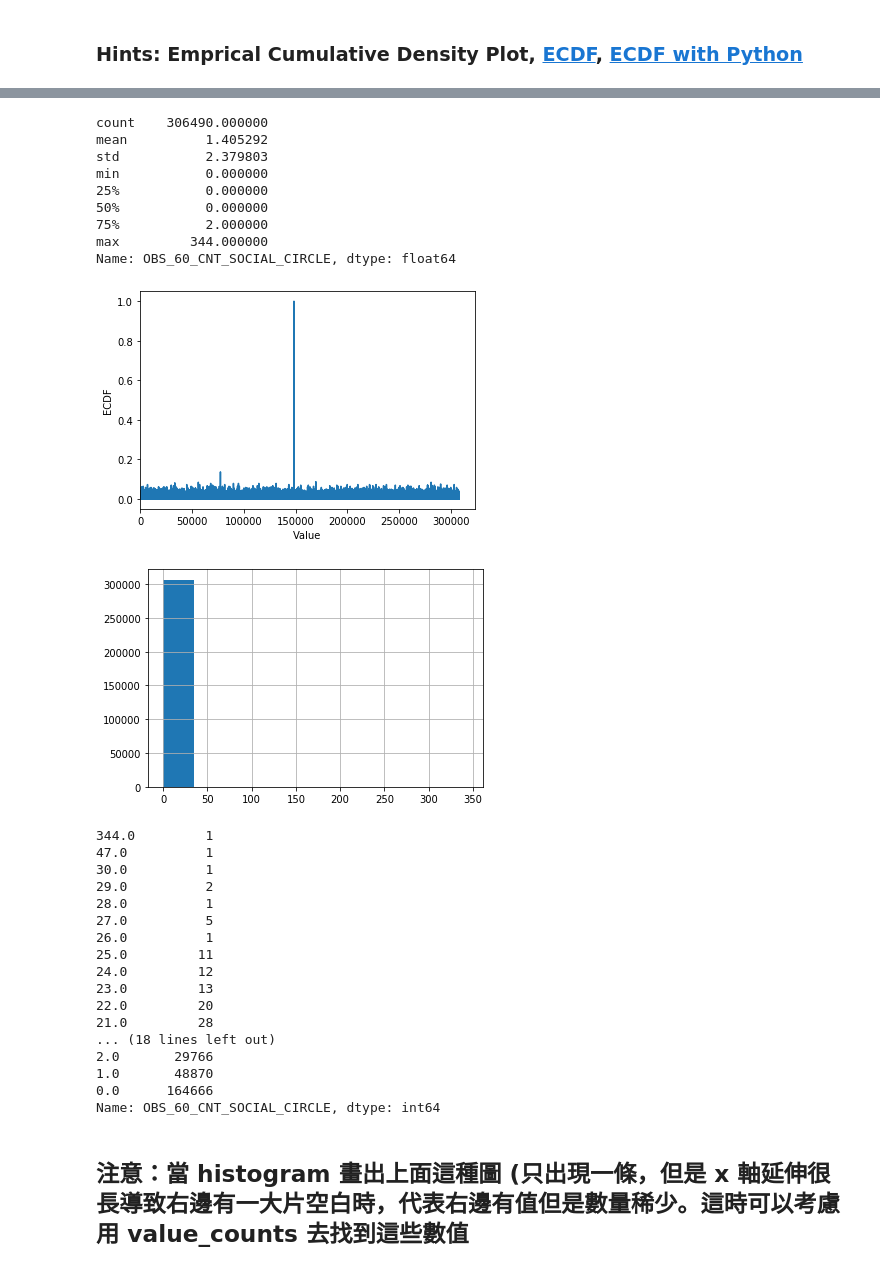
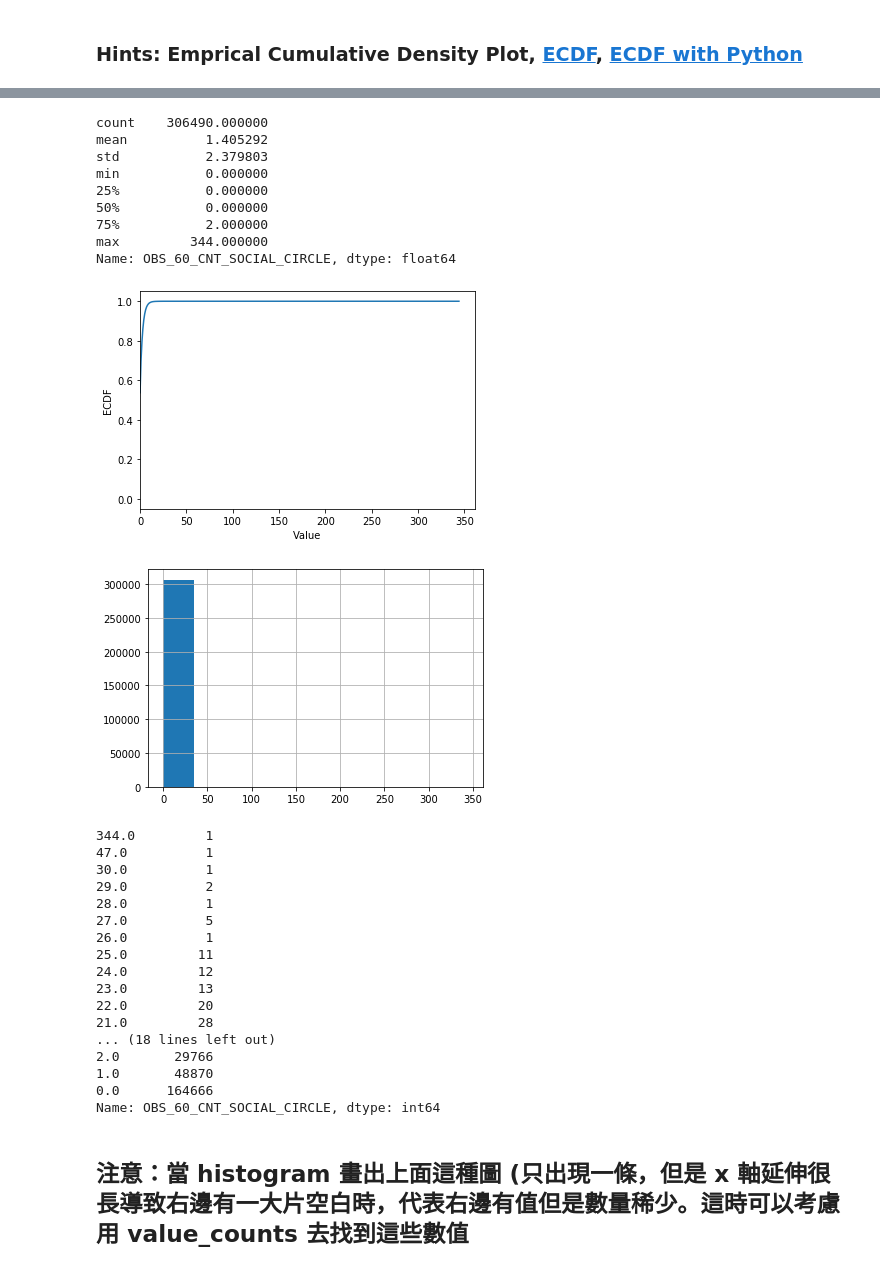
Before and after one commit to WangRory/3rd-ML100Days, a Jupyter notebook: homework/Day_009_HW.ipynb, the cells around one changed output, grey strips where cells are left out. Cells and saved outputs as stored; diff of their text form; code cells hidden in the pictures.

```diff
--- a/homework/Day_009_HW.ipynb
+++ b/homework/Day_009_HW.ipynb
@@ -185,33 +193,33 @@ Name: REGION_POPULATION_RELATIVE, Length: 81, dtype: int64
 # %%
 # 最大值落在分布之外
 print(app_train['OBS_60_CNT_SOCIAL_CIRCLE'].describe())
 
 # 繪製 Empirical Cumulative Density Plot (ECDF)
 
-cdf = app_train['OBS_60_CNT_SOCIAL_CIRCLE']
+cdf = app_train['OBS_60_CNT_SOCIAL_CIRCLE'].value_counts().sort_index().cumsum()
 
 
 plt.plot(list(cdf.index), cdf/cdf.max())
 plt.xlabel('Value')
 plt.ylabel('ECDF')
 plt.xlim([cdf.index.min() * 0.95, cdf.index.max() * 1.05])
 plt.ylim([-0.05,1.05]) # 限制顯示圖片的範圍
 plt.show()
 
 app_train['OBS_60_CNT_SOCIAL_CIRCLE'].hist()
 plt.show()
 print(app_train['OBS_60_CNT_SOCIAL_CIRCLE'].value_counts().sort_index(ascending = False))
 # %% [output]
 count    306490.000000
 mean          1.405292
 std           2.379803
 min           0.000000
 25%           0.000000
 50%           0.000000
 75%           2.000000
 max         344.000000
 Name: OBS_60_CNT_SOCIAL_CIRCLE, dtype: float64
-[figure, old version]
+[figure, new version]
 [figure]
 344.0         1
 47.0          1
```
Also changed, not shown: parts of 3 cells of this notebook.
